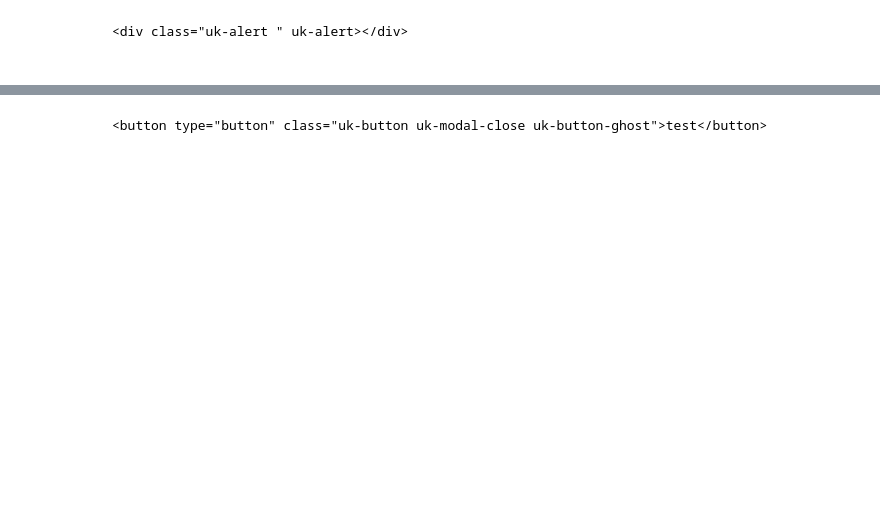
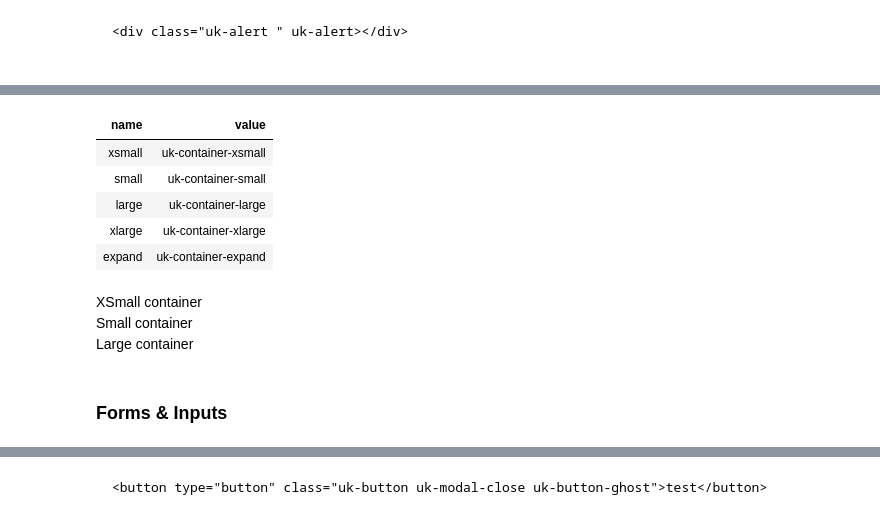
Before and after one commit to AnswerDotAI/fh-frankenui, a Jupyter notebook: lib_nbs/01_core.ipynb, the cells around one changed output, grey strips where cells are left out. Drawn from its saved outputs; the diff is of its cells as text; code cells hidden in the pictures; blank space fills up the shorter version.

```diff
--- a/lib_nbs/01_core.ipynb
+++ b/lib_nbs/01_core.ipynb
@@ -370,3 +385,3 @@ Article(), ArticleTitle(), ArticleMeta()
 # %%
 #| export
-ContainerT = create_uk_enum('ContainerT',('xsmall','small','large','xlarge','expand'))
+ContainerT = create_uk_enum('ContainerT',('xsmall','small','large','xlarge','expand'), enum_doc='Max width container sizes from https://franken-ui.dev/docs/container')
@@ -373,7 +398,27 @@ ContainerT = create_uk_enum('ContainerT',('xsmall','small','large','xlarge','exp
+# %%
+show_enum_options(ContainerT)
+# %% [output]
+| name | value |
+| xsmall | uk-container-xsmall |
+| small | uk-container-small |
+| large | uk-container-large |
+| xlarge | uk-container-xlarge |
+| expand | uk-container-expand |
 # %%
 #| export
 def Container(*c, cls=(), **kwargs):
     return UkGenericComponent(Div, *c, cls=('uk-container',stringify(cls)), **kwargs)
+# %%
+# Add background colors to the containers
+show(Div(Container(cls=(ContainerT.xsmall, "bg-blue-200"))("XSmall container"),
+         Container(cls=(ContainerT.small, "bg-red-200"))("Small container"),
+         Container(cls=(ContainerT.large, "bg-yellow-200"))("Large container")))
+# %% [output]
+XSmall container
+Small container
+Large container
+# %% [markdown]
+### Forms & Inputs
 # %%
 #| export
 def Input(*c, cls=(), **kwargs):
```
Also changed, not shown: parts of 32 cells of this notebook, 1 other file.
